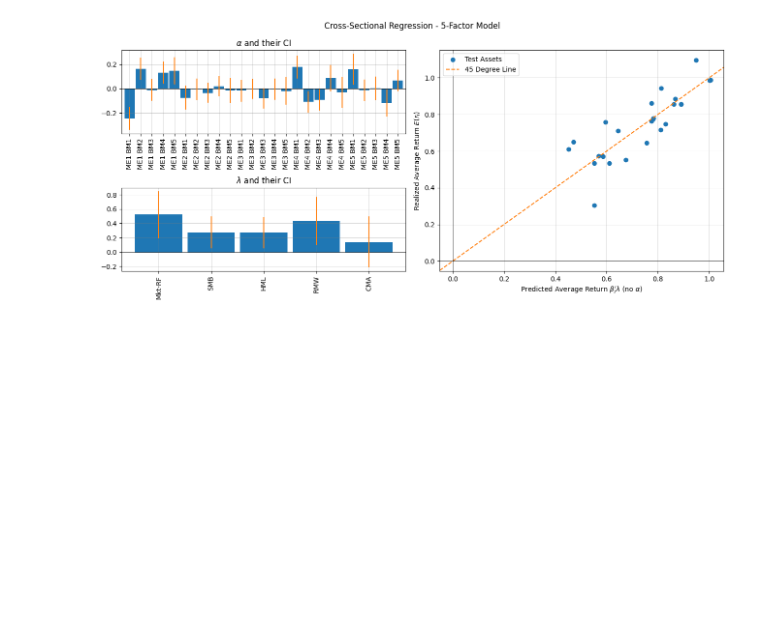
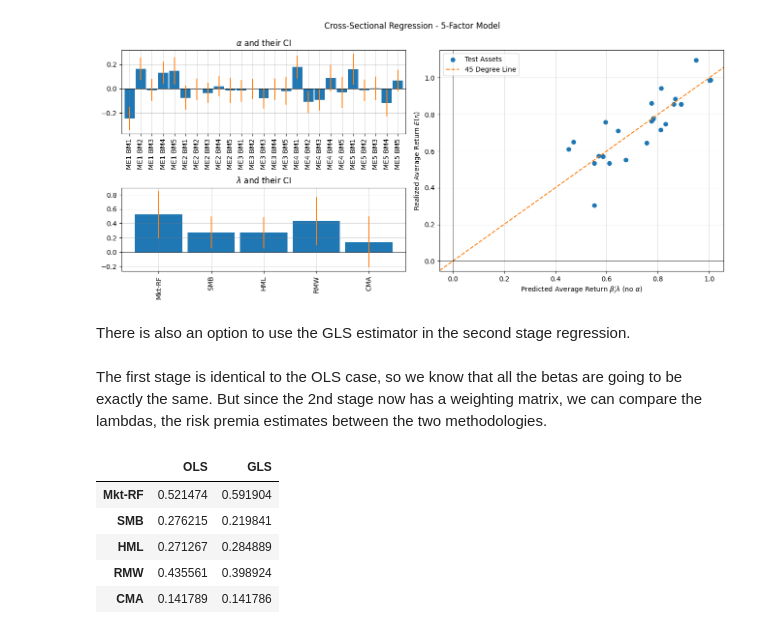
Before and after one commit to gusamarante/empfin, a Jupyter notebook: examples/crosssectional_reg.ipynb, the cells around one changed output. Cells and saved outputs as stored; diff of their text form; code cells hidden in the pictures; blank space fills up the shorter version.

```diff
--- a/examples/crosssectional_reg.ipynb
+++ b/examples/crosssectional_reg.ipynb
@@ -77,3 +78,24 @@ The GRS stat is 68.9731 with a p-value of 2.6770666539110977e-07
 cs_reg_5f.plot_alpha_pred(title="Cross-Sectional Regression - 5-Factor Model")
 # %% [output]
 [figure]
+# %% [markdown]
+There is also an option to use the GLS estimator in the second stage regression.
+# %%
+cs_reg_5f_gls = CrossSectionReg(
+    assets=ports,
+    factors=facts,
+    cs_const=False,
+    estimator="GLS",
+)
+# %% [markdown]
+The first stage is identical to the OLS case, so we know that all the betas are going to be exactly the same. But since the 2nd stage now has a weighting matrix, we can compare the lambdas, the risk premia estimates between the two methodologies.
+# %%
+df_compare_lambdas = pd.concat([cs_reg_5f.lambdas.rename("OLS"), cs_reg_5f_gls.lambdas.rename("GLS")], axis=1)
+df_compare_lambdas
+# %% [output]
+|  | OLS | GLS |
+| Mkt-RF | 0.521474 | 0.591904 |
+| SMB | 0.276215 | 0.219841 |
+| HML | 0.271267 | 0.284889 |
+| RMW | 0.435561 | 0.398924 |
+| CMA | 0.141789 | 0.141786 |
```
Also changed, not shown: parts of 4 cells of this notebook.
